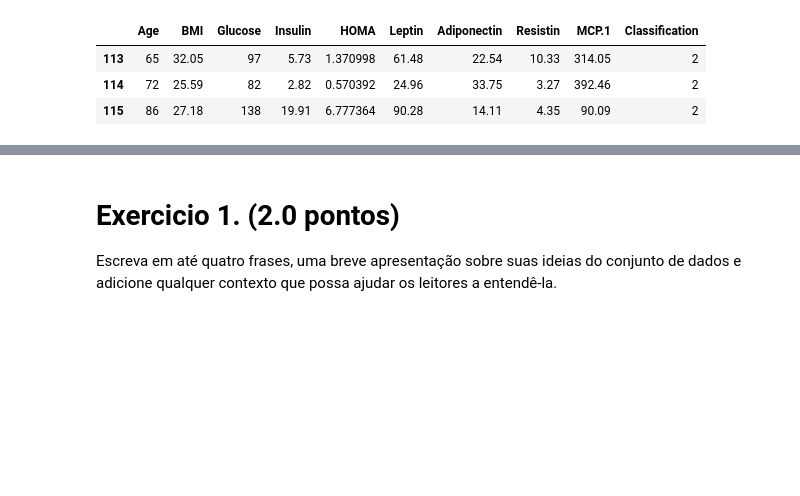
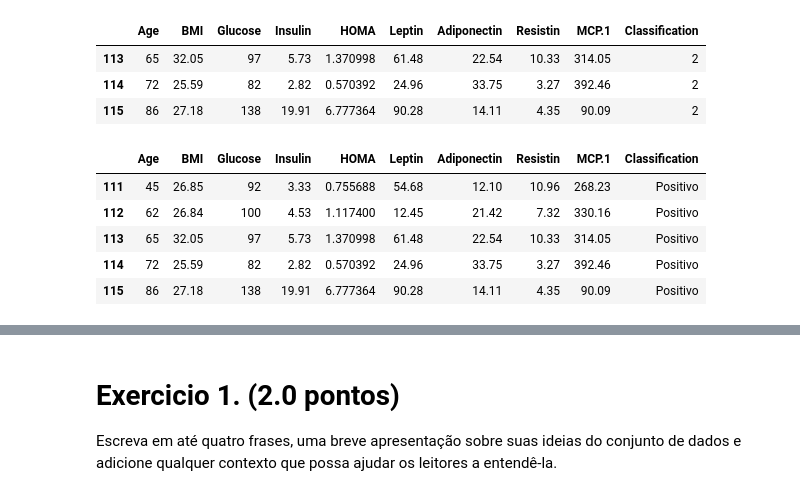
Before and after one commit to flaviowu/Blue_DS, a Jupyter notebook: Modulo2/projeto_02/projeto_2.ipynb, the cells around one changed output, grey strips where cells are left out. Saved outputs shown, nothing was run; the diff lists cells and outputs as text; code cells hidden in the pictures; blank space fills up the shorter version.

```diff
--- a/Modulo2/projeto_02/projeto_2.ipynb
+++ b/Modulo2/projeto_02/projeto_2.ipynb
@@ -63,3 +65,12 @@ data.tail(3)
+# %%
+data.tail()
+# %% [output]
+|  | Age | BMI | Glucose | Insulin | HOMA | Leptin | Adiponectin | Resistin | MCP.1 | Classification |
+| 111 | 45 | 26.85 | 92 | 3.33 | 0.755688 | 54.68 | 12.10 | 10.96 | 268.23 | Positivo |
+| 112 | 62 | 26.84 | 100 | 4.53 | 1.117400 | 12.45 | 21.42 | 7.32 | 330.16 | Positivo |
+| 113 | 65 | 32.05 | 97 | 5.73 | 1.370998 | 61.48 | 22.54 | 10.33 | 314.05 | Positivo |
+| 114 | 72 | 25.59 | 82 | 2.82 | 0.570392 | 24.96 | 33.75 | 3.27 | 392.46 | Positivo |
+| 115 | 86 | 27.18 | 138 | 19.91 | 6.777364 | 90.28 | 14.11 | 4.35 | 90.09 | Positivo |
 # %%
 data.rename({
         'Age': 'Idade',
```
Also changed, not shown: parts of 11 cells of this notebook.
